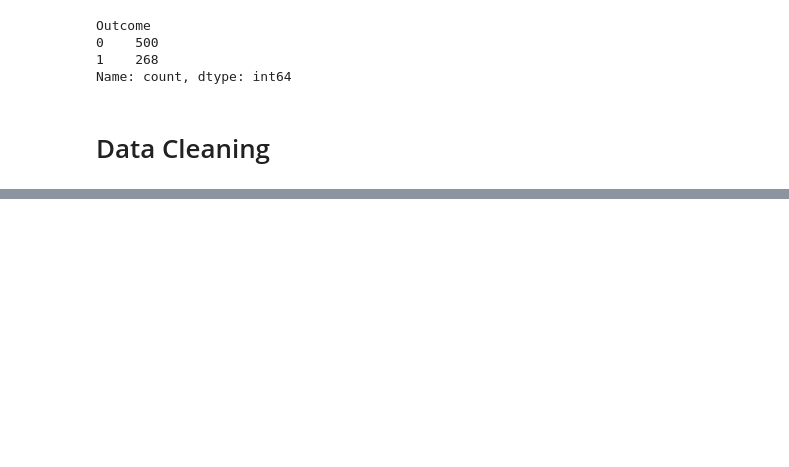
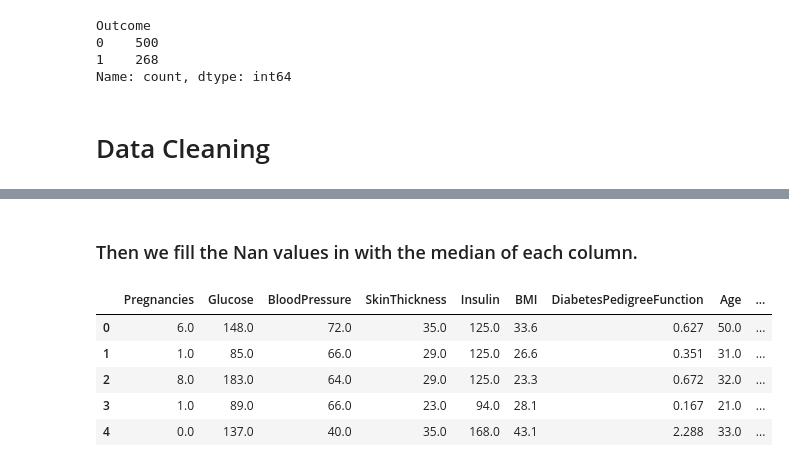
Before and after one commit to kelvingevershowest/data-collection-and-preprocessing, a Jupyter notebook: Final_Dashboard.ipynb, the cells around one changed output, grey strips where cells are left out. Cells and saved outputs as stored; diff of their text form; code cells hidden in the pictures; blank space fills up the shorter version.

```diff
--- a/Final_Dashboard.ipynb
+++ b/Final_Dashboard.ipynb
@@ -147,0 +225,28 @@ Name: count, dtype: int64
+# %% [markdown]
+### Then we fill the Nan values in with the median of each column.
+# %%
+df_imputed = df_nan.copy()
+
+# import Imputer
+from sklearn.impute import SimpleImputer
+
+# Create an imputer object that looks for 'Nan' values, then replaces them with the mean value of the feature by columns (axis=0)
+# strategy is median because mean results in values to high
+mean_imputer = SimpleImputer(missing_values=np.nan, strategy='median')
+
+# Train the imputor on the dataset
+mean_imputer = mean_imputer.fit(df_imputed[['Pregnancies', 'Glucose', 'BloodPressure', 'SkinThickness', 'Insulin',
+       'BMI', 'DiabetesPedigreeFunction', 'Age']])
+
+# Apply the imputer to the dataset (This imputer can also be used on future datasets)
+df_imputed[['Pregnancies', 'Glucose', 'BloodPressure', 'SkinThickness', 'Insulin',
+       'BMI', 'DiabetesPedigreeFunction', 'Age']] = mean_imputer.transform(df_imputed[['Pregnancies', 'Glucose', 'BloodPressure', 'SkinThickness', 'Insulin',
+       'BMI', 'DiabetesPedigreeFunction', 'Age']].values)
+df_imputed.head()
+# %% [output]
+|  | Pregnancies | Glucose | BloodPressure | SkinThickness | Insulin | BMI | DiabetesPedigreeFunction | Age | ... |
+| 0 | 6.0 | 148.0 | 72.0 | 35.0 | 125.0 | 33.6 | 0.627 | 50.0 | ... |
+| 1 | 1.0 | 85.0 | 66.0 | 29.0 | 125.0 | 26.6 | 0.351 | 31.0 | ... |
+| 2 | 8.0 | 183.0 | 64.0 | 29.0 | 125.0 | 23.3 | 0.672 | 32.0 | ... |
+| 3 | 1.0 | 89.0 | 66.0 | 23.0 | 94.0 | 28.1 | 0.167 | 21.0 | ... |
+| 4 | 0.0 | 137.0 | 40.0 | 35.0 | 168.0 | 43.1 | 2.288 | 33.0 | ... |
```
Also changed, not shown: parts of 29 cells of this notebook.
